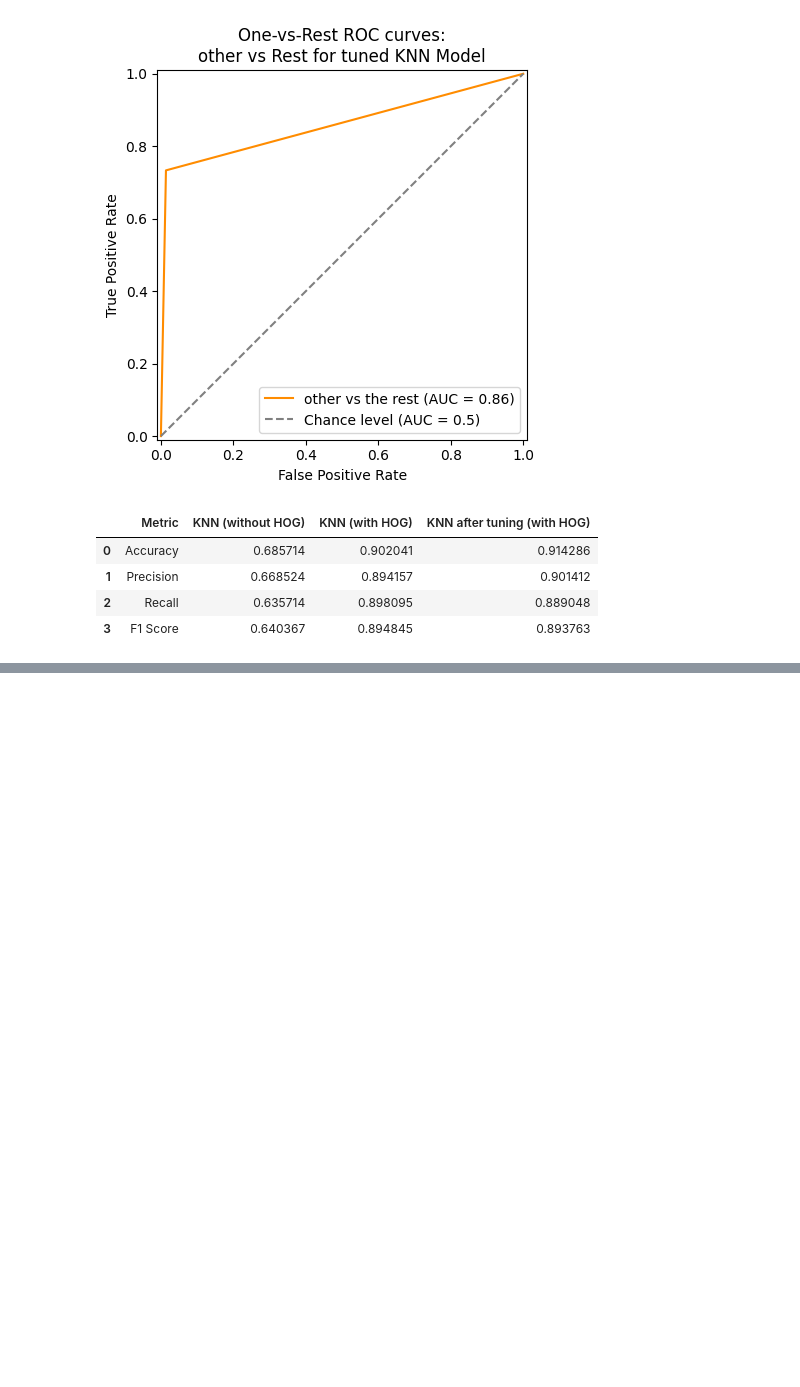
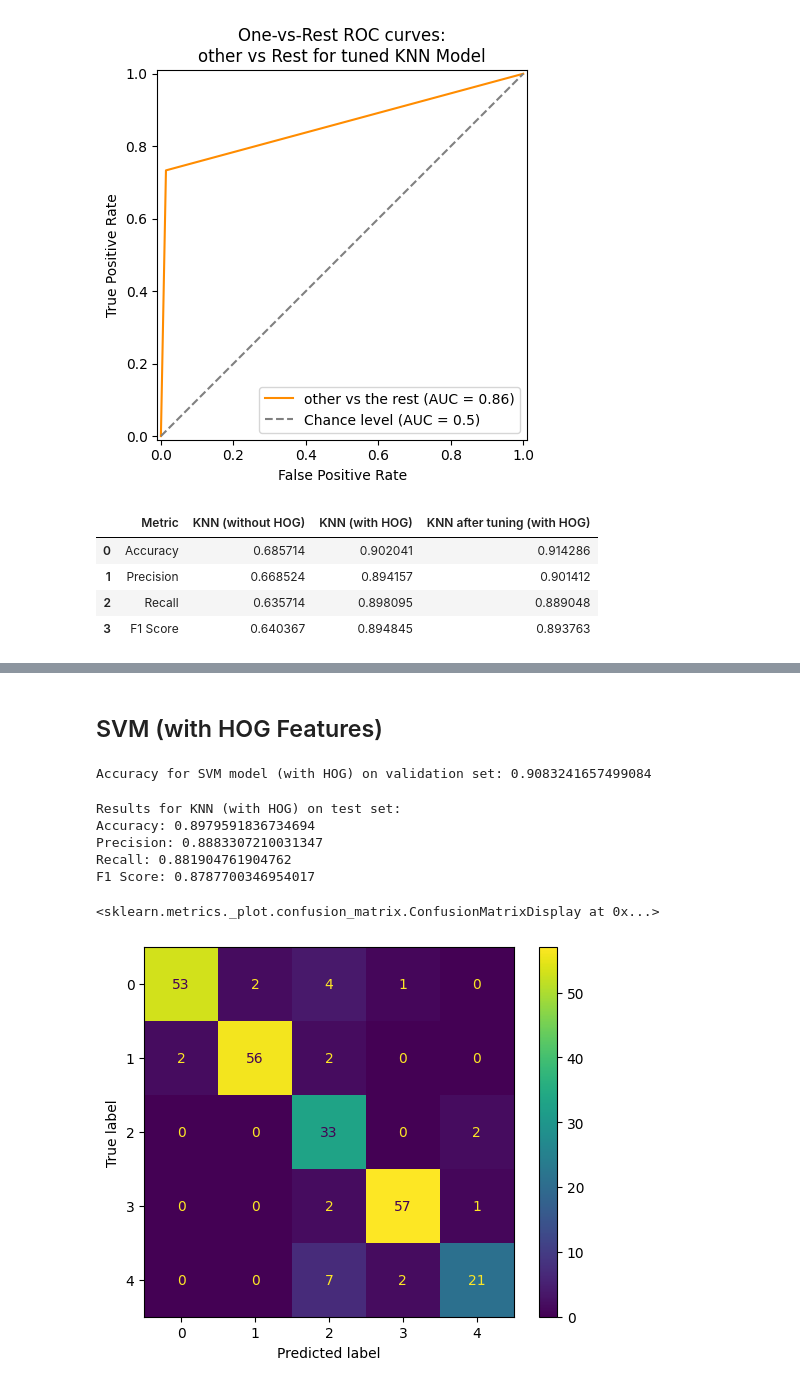
Before and after one commit to jarylongsq/IS4242-project, a Jupyter notebook: collated.ipynb, the cells around one changed output, grey strips where cells are left out. Cells and saved outputs as stored; diff of their text form; code cells hidden in the pictures; blank space fills up the shorter version.

```diff
--- a/collated.ipynb
+++ b/collated.ipynb
@@ -909,0 +984,42 @@ metrics
+# %% [markdown]
+## SVM (with HOG Features)
+# %%
+X_tr_hog, X_val_hog, y_tr_hog, y_val_hog = train_test_split(X_train_hog, y_train_hog, random_state=42, test_size=0.2)
+# %%
+# Testing on validation set
+svm_hog = SVC(probability=True)
+
+svm_hog.fit(X_tr_hog, y_tr_hog)
+
+# Predict
+y_val_pred_hog_svm = svm_hog.predict(X_val_hog)
+
+# Print results
+print("Accuracy for SVM model (with HOG) on validation set: "+str(accuracy_score(y_val_hog, y_val_pred_hog_svm)))
+# %% [output]
+Accuracy for SVM model (with HOG) on validation set: 0.9083241657499084
+# %%
+# Testing on test set
+y_pred_hog_svm = svm_hog.predict(X_test_hog)
+
+# Print results
+accuracy_svm_hog = accuracy_score(y_test_hog, y_pred_hog_svm)
+precision_svm_hog = precision_score(y_test_hog, y_pred_hog_svm, average='macro')
+recall_svm_hog = recall_score(y_test_hog, y_pred_hog_svm, average='macro')
+f1_svm_hog = f1_score(y_test_hog, y_pred_hog_svm, average='macro')
+conf_matrix_svm_hog = confusion_matrix(y_test_hog, y_pred_hog_svm)
+
+print("Results for KNN (with HOG) on test set:")
+print(f"Accuracy: {accuracy_svm_hog}")
+print(f"Precision: {precision_svm_hog}")
+print(f"Recall: {recall_svm_hog}")
+print(f"F1 Score: {f1_svm_hog}")
+ConfusionMatrixDisplay(confusion_matrix=conf_matrix_svm_hog).plot()
+# %% [output]
+Results for KNN (with HOG) on test set:
+Accuracy: 0.8979591836734694
+Precision: 0.8883307210031347
+Recall: 0.881904761904762
+F1 Score: 0.8787700346954017
+<sklearn.metrics._plot.confusion_matrix.ConfusionMatrixDisplay at 0x...>
+[figure, added]
```
Also changed, not shown: parts of 15 cells of this notebook.
